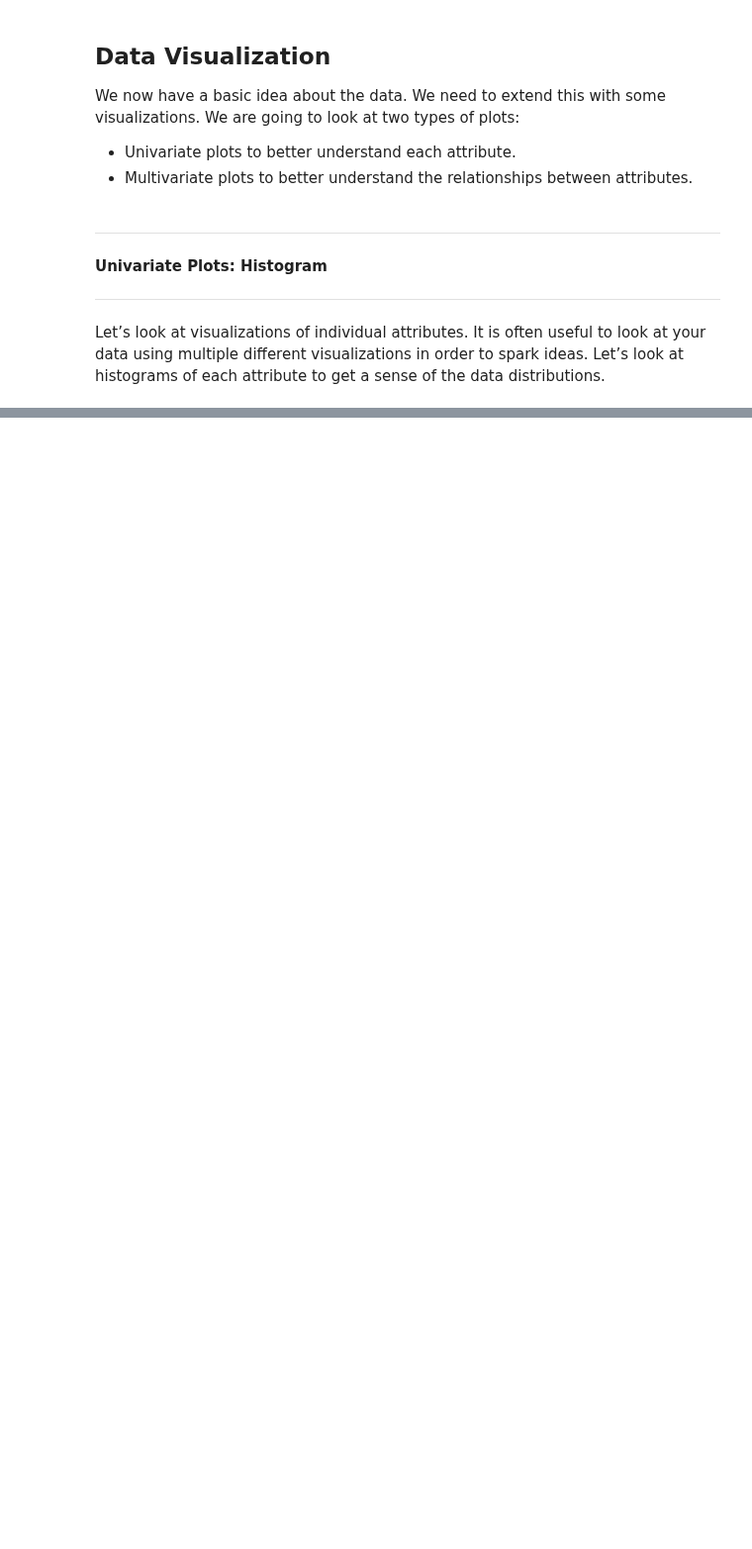
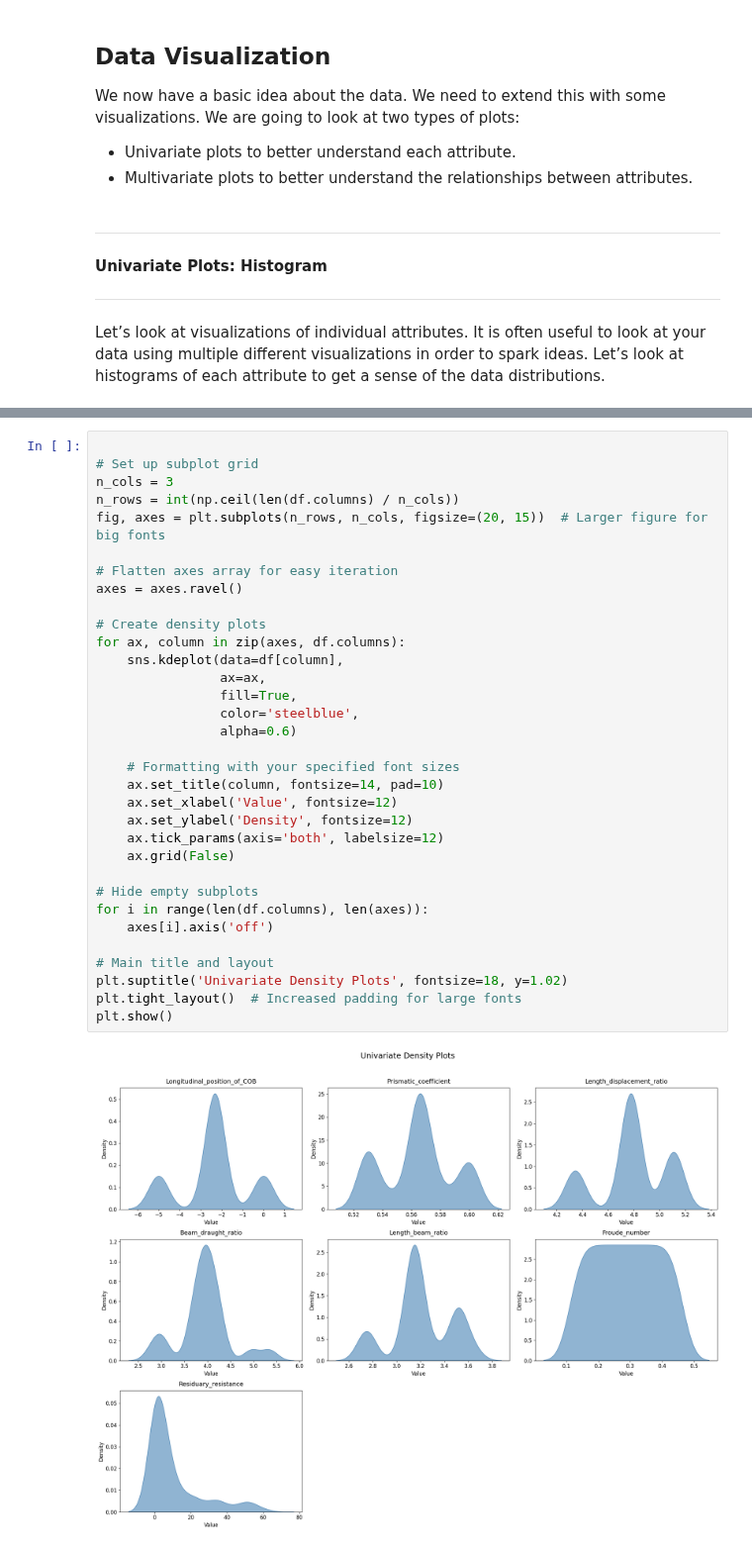
Before and after one commit to JuanZapa7a/AINavalEngineering, a Jupyter notebook: Yacht_Hydrodynamics_Dataset.ipynb, the cells around one changed output, grey strips where cells are left out. Shown at 99% size. Cells and saved outputs as stored; diff of their text form; blank space fills up the shorter version.

```diff
--- a/Yacht_Hydrodynamics_Dataset.ipynb
+++ b/Yacht_Hydrodynamics_Dataset.ipynb
@@ -391,0 +357,35 @@ I can provide a more precise analysis! For now, this covers expected patterns an
+# %%
+
+# Set up subplot grid
+n_cols = 3
+n_rows = int(np.ceil(len(df.columns) / n_cols))
+fig, axes = plt.subplots(n_rows, n_cols, figsize=(20, 15))  # Larger figure for big fonts
+
+# Flatten axes array for easy iteration
+axes = axes.ravel()
+
+# Create density plots
+for ax, column in zip(axes, df.columns):
+    sns.kdeplot(data=df[column],
+                ax=ax,
+                fill=True,
+                color='steelblue',
+                alpha=0.6)
+
+    # Formatting with your specified font sizes
+    ax.set_title(column, fontsize=14, pad=10)
+    ax.set_xlabel('Value', fontsize=12)
+    ax.set_ylabel('Density', fontsize=12)
+    ax.tick_params(axis='both', labelsize=12)
+    ax.grid(False)
+
+# Hide empty subplots
+for i in range(len(df.columns), len(axes)):
+    axes[i].axis('off')
+
+# Main title and layout
+plt.suptitle('Univariate Density Plots', fontsize=18, y=1.02)
+plt.tight_layout()  # Increased padding for large fonts
+plt.show()
+# %% [output]
+[figure, added]
```
Also changed, not shown: parts of 19 cells of this notebook.
